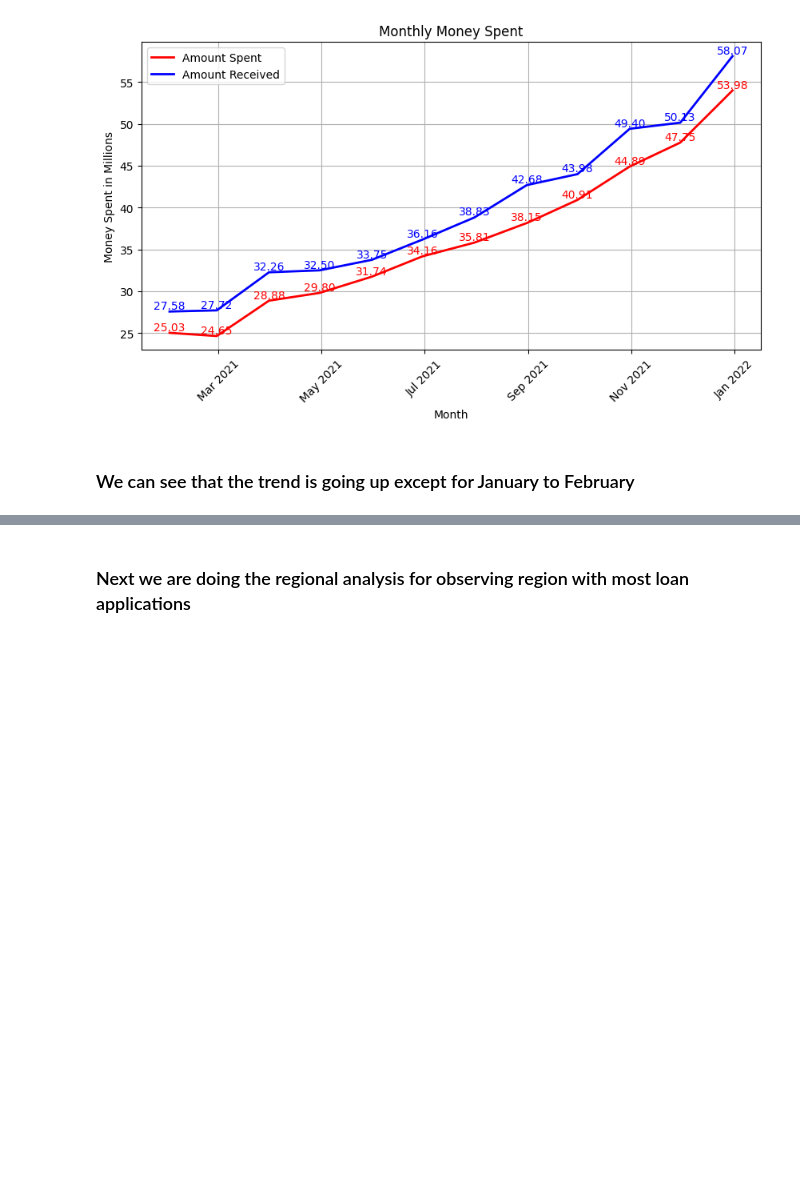
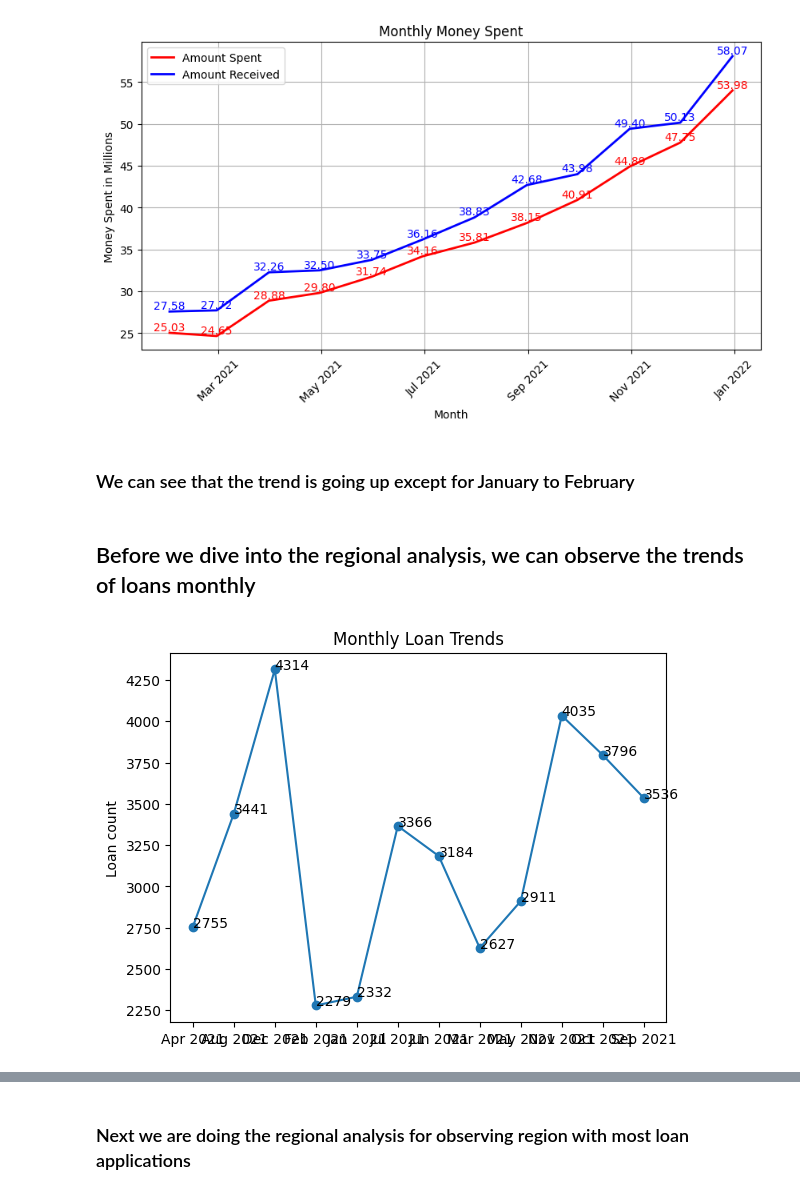
Before and after one commit to MuhammadUtoro/data-analytics, a Jupyter notebook: project.ipynb, the cells around one changed output, grey strips where cells are left out. Drawn from its saved outputs; the diff is of its cells as text; code cells hidden in the pictures; blank space fills up the shorter version.

```diff
--- a/project.ipynb
+++ b/project.ipynb
@@ -223,3 +223,22 @@ plotRunningTotal(df_all_time)
 [figure]
 # %% [markdown]
 ### We can see that the trend is going up except for January to February
+# %% [markdown]
+## Before we dive into the regional analysis, we can observe the trends of loans monthly
+# %%
+trend_count = df_all_time.groupby(df_all_time['issue_date'].dt.strftime('%b %Y'))['id'].count().sort_index()
+
+fig, ax = plt.subplots()
+
+line = ax.plot(
+    trend_count.index,
+    trend_count.values,
+    marker='o'
+)
+for x, y in zip(trend_count.index, trend_count.values):
+    ax.text(x, y, str(y))
+ax.set_title('Monthly Loan Trends')
+ax.set_ylabel('Loan count')
+plt.show()
+# %% [output]
+[figure, added]
```
Also changed, not shown: parts of 1 cell of this notebook.
